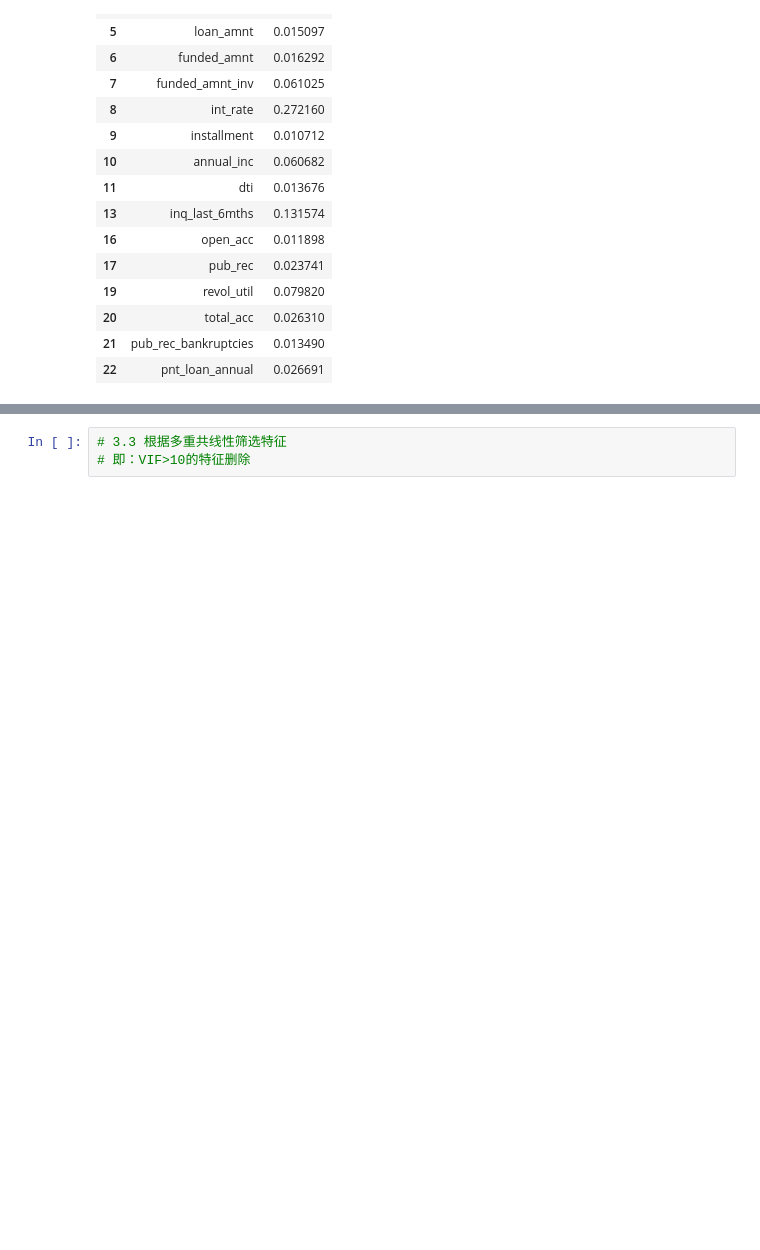
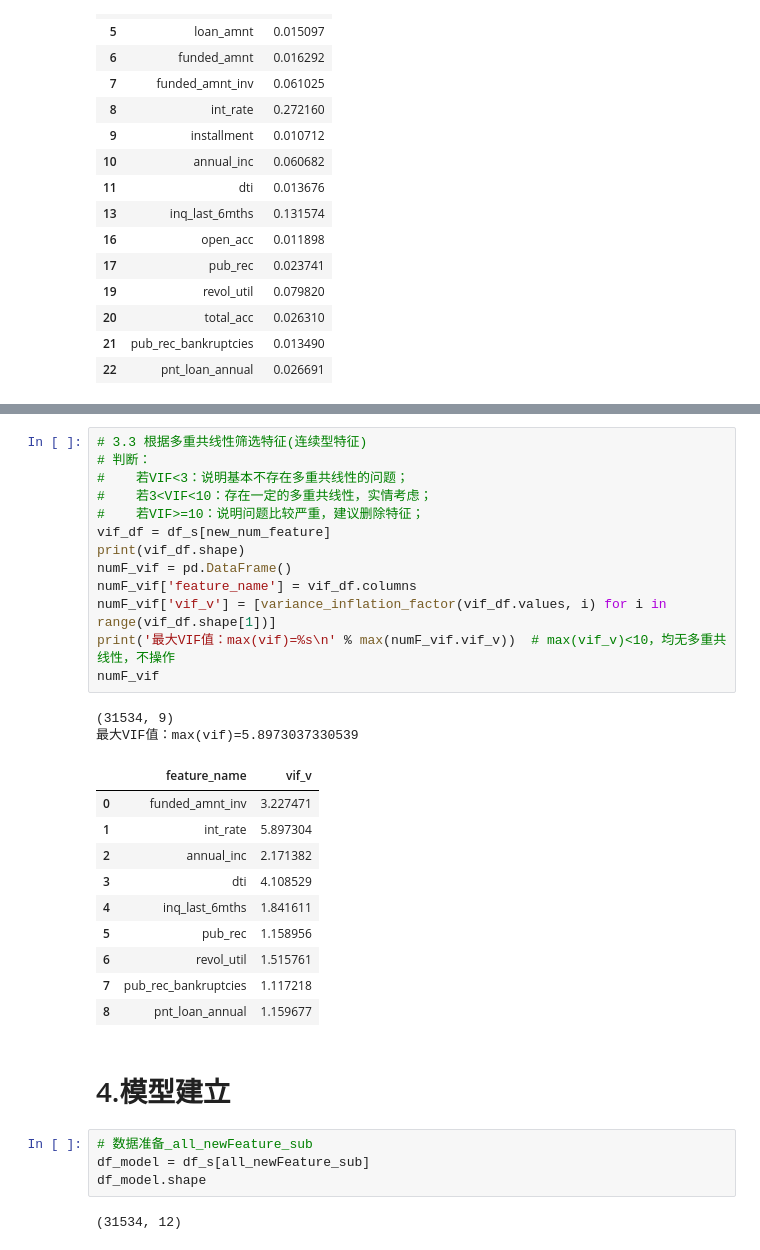
Before and after one commit to iihcy/Credit_ACard, a Jupyter notebook: ACard.ipynb, the cells around one changed output, grey strips where cells are left out. Cells and saved outputs as stored; diff of their text form; blank space fills up the shorter version.

```diff
--- a/ACard.ipynb
+++ b/ACard.ipynb
@@ -476,6 +482,37 @@ print('新的所有特征字段：',len(all_newFeature_sub), '\n', all_newFeatur
  ['funded_amnt_inv', 'int_rate', 'annual_inc', 'dti', 'inq_last_6mths', 'pub_rec', 'revol_util', 'pub_rec_bankruptcies', 'pnt_loan_annual']
 新的所有特征字段： 12
  ['emp_length', 'purpose', 'addr_state', 'funded_amnt_inv', 'int_rate', 'annual_inc', 'dti', 'inq_last_6mths', 'pub_rec', 'revol_util', 'pub_rec_bankruptcies', 'pnt_loan_annual']
-# %%
-# 3.3 根据多重共线性筛选特征
-# 即：VIF>10的特征删除
+# %%
+# 3.3 根据多重共线性筛选特征(连续型特征)
+# 判断：
+#    若VIF<3：说明基本不存在多重共线性的问题；
+#    若3<VIF<10：存在一定的多重共线性，实情考虑；
+#    若VIF>=10：说明问题比较严重，建议删除特征；
+vif_df = df_s[new_num_feature]
+print(vif_df.shape)
+numF_vif = pd.DataFrame()
+numF_vif['feature_name'] = vif_df.columns
+numF_vif['vif_v'] = [variance_inflation_factor(vif_df.values, i) for i in range(vif_df.shape[1])]
+print('最大VIF值：max(vif)=%s\n' % max(numF_vif.vif_v))  # max(vif_v)<10，均无多重共线性，不操作
+numF_vif
+# %% [output]
+(31534, 9)
+最大VIF值：max(vif)=5.8973037330539
+|  | feature_name | vif_v |
+| 0 | funded_amnt_inv | 3.227471 |
+| 1 | int_rate | 5.897304 |
+| 2 | annual_inc | 2.171382 |
+| 3 | dti | 4.108529 |
+| 4 | inq_last_6mths | 1.841611 |
+| 5 | pub_rec | 1.158956 |
+| 6 | revol_util | 1.515761 |
+| 7 | pub_rec_bankruptcies | 1.117218 |
+| 8 | pnt_loan_annual | 1.159677 |
+# %% [markdown]
+# 4.模型建立
+# %%
+# 数据准备_all_newFeature_sub
+df_model = df_s[all_newFeature_sub]
+df_model.shape
+# %% [output]
+(31534, 12)
```
Also changed, not shown: parts of 5 cells of this notebook.
